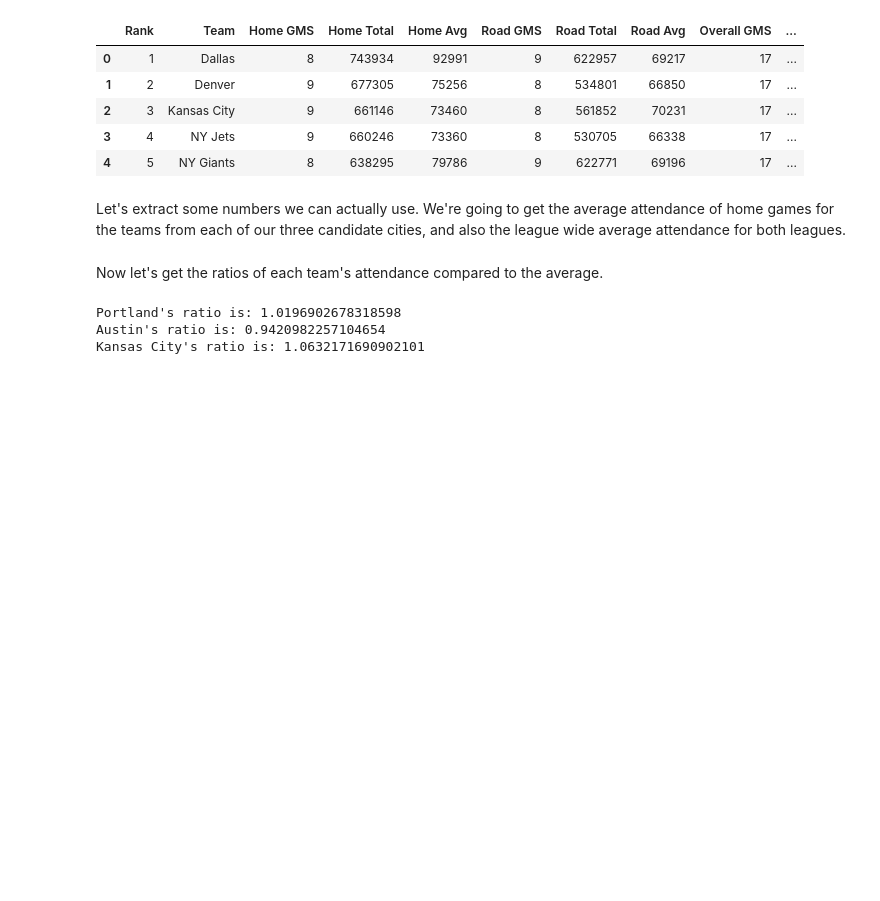
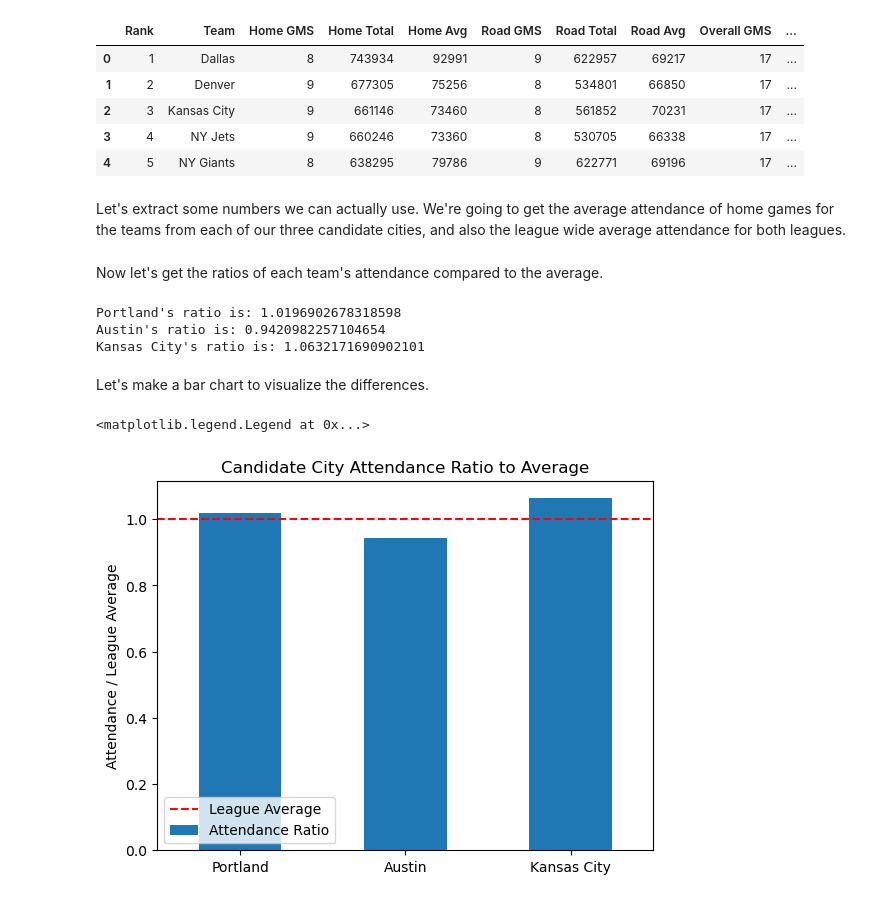
Before and after one commit to jimmyb25/SAC-expansion-city, a Jupyter notebook: analysis.ipynb, the cells around one changed output. Cells and saved outputs as stored; diff of their text form; code cells hidden in the pictures; blank space fills up the shorter version.

```diff
--- a/analysis.ipynb
+++ b/analysis.ipynb
@@ -85,3 +85,17 @@ print(f"Kansas City's ratio is: {kc_attendance_ratio}")
 Portland's ratio is: 1.0196902678318598
 Austin's ratio is: 0.9420982257104654
 Kansas City's ratio is: 1.0632171690902101
+# %% [markdown]
+Let's make a bar chart to visualize the differences.
+# %%
+df = pd.DataFrame({
+    "City": ["Portland", "Austin", "Kansas City"],
+    "Attendance Ratio": [portland_attendance_ratio,austin_attendance_ratio,kc_attendance_ratio]
+})
+
+ax = df.plot.bar(x='City', rot=0, xlabel="", ylabel = "Attendance / League Average", title='Candidate City Attendance Ratio to Average', legend=None)
+ax.axhline(y=1, linestyle='--', color='red', label = 'League Average')
+ax.legend()
+# %% [output]
+<matplotlib.legend.Legend at 0x...>
+[figure, added]
```
